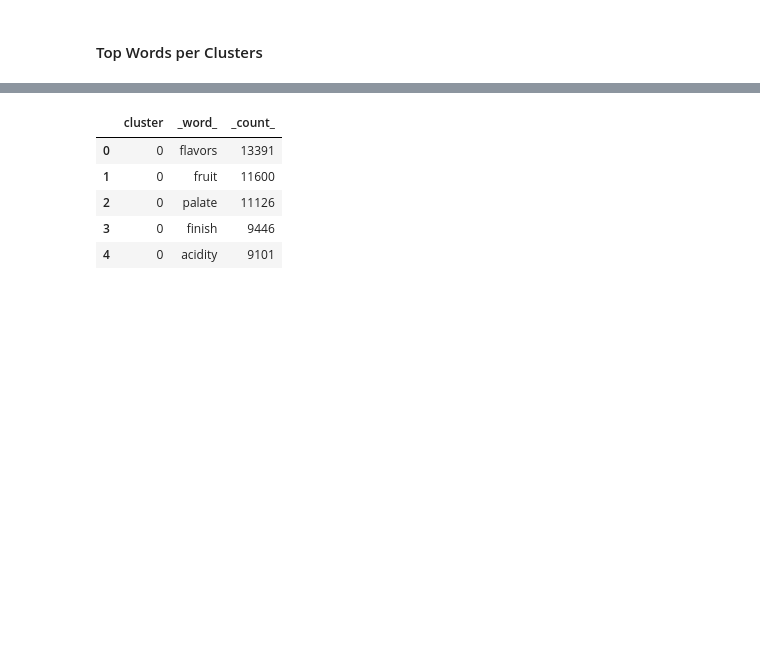
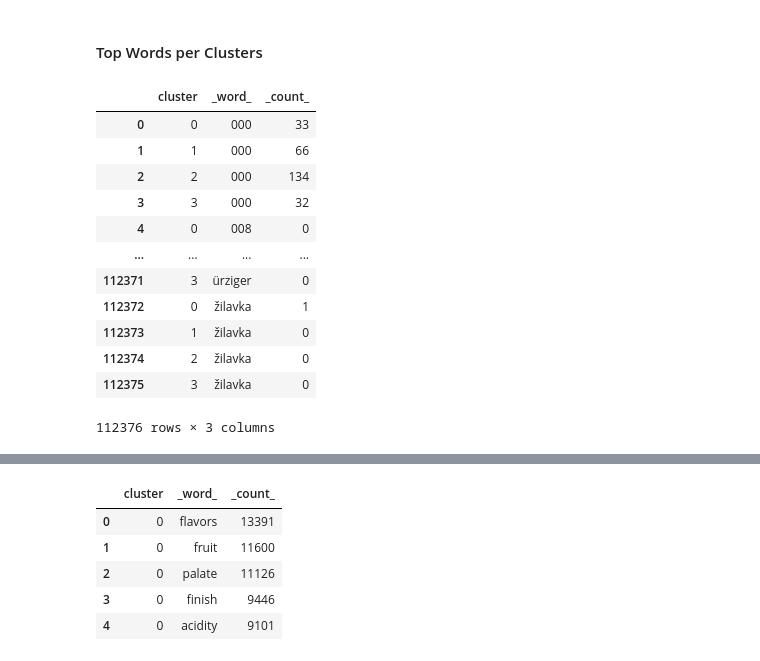
Before and after one commit to mwheeler235/wine-recommender, a Jupyter notebook: wine_reviews_sbert.ipynb, the cells around one changed output, grey strips where cells are left out. Cells and saved outputs as stored; diff of their text form; code cells hidden in the pictures; blank space fills up the shorter version.

```diff
--- a/wine_reviews_sbert.ipynb
+++ b/wine_reviews_sbert.ipynb
@@ -372,3 +372,19 @@ df_dtm.index.name = '_desc_'
 df_word_count = df_dtm.groupby('cluster').sum().reset_index().melt(
     id_vars=['cluster'], var_name='_word_', value_name='_count_'
 )
+# %%
+df_word_count
+# %% [output]
+|  | cluster | _word_ | _count_ |
+| 0 | 0 | 000 | 33 |
+| 1 | 1 | 000 | 66 |
+| 2 | 2 | 000 | 134 |
+| 3 | 3 | 000 | 32 |
+| 4 | 0 | 008 | 0 |
+| ... | ... | ... | ... |
+| 112371 | 3 | ürziger | 0 |
+| 112372 | 0 | žilavka | 1 |
+| 112373 | 1 | žilavka | 0 |
+| 112374 | 2 | žilavka | 0 |
+| 112375 | 3 | žilavka | 0 |
+112376 rows × 3 columns
```
Also changed, not shown: parts of 2 cells of this notebook, 1 other file.
